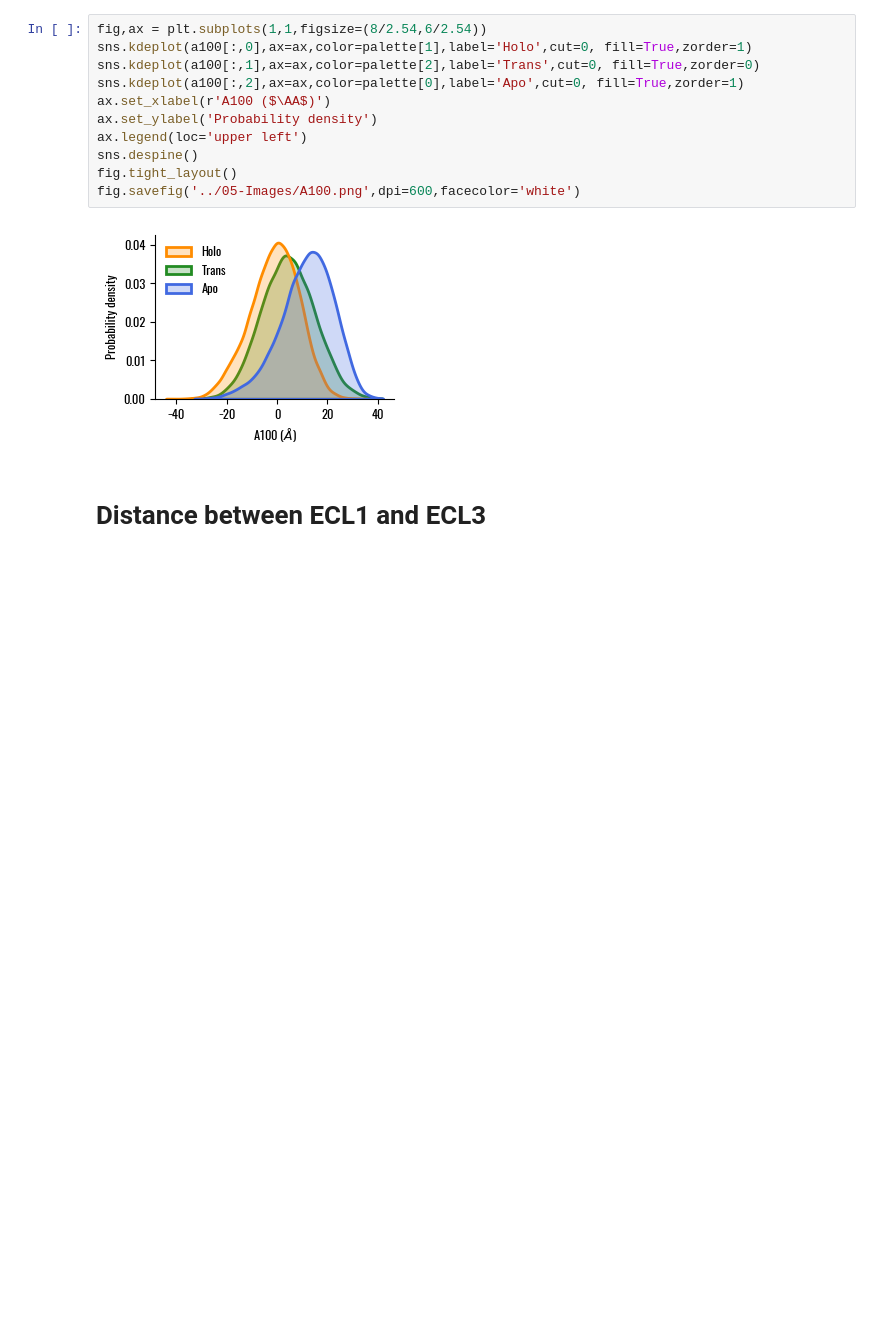
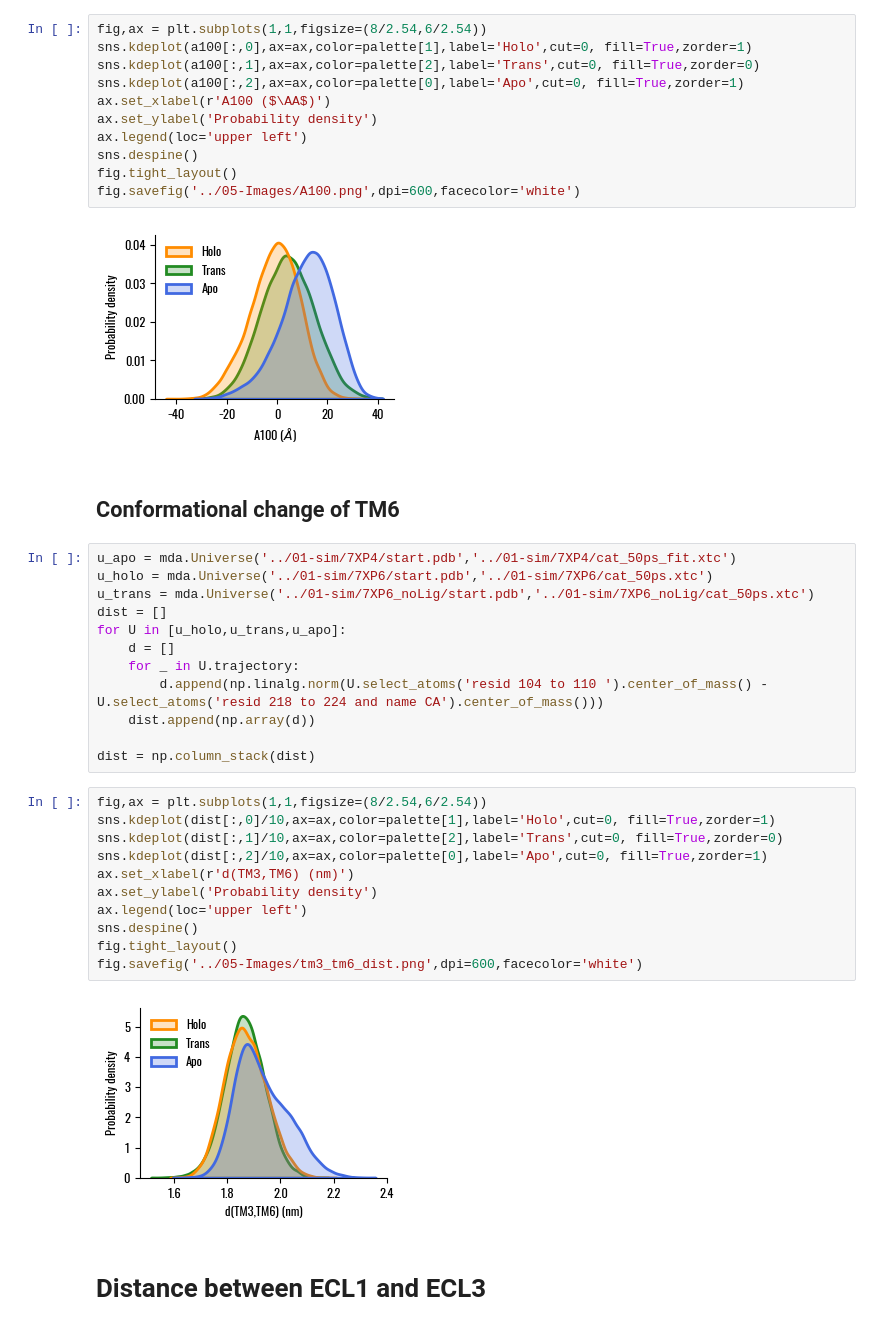
Before and after one commit to lorenzopallante/TAS2R46, a Jupyter notebook: Conformational_analysis.ipynb, the cells around one changed output. Drawn from its saved outputs; the diff is of its cells as text; blank space fills up the shorter version.

```diff
--- a/Conformational_analysis.ipynb
+++ b/Conformational_analysis.ipynb
@@ -469,6 +471,33 @@ fig.tight_layout()
 fig.savefig('../05-Images/A100.png',dpi=600,facecolor='white')
 # %% [output]
 [figure]
+# %% [markdown]
+## Conformational change of TM6
+# %%
+u_apo = mda.Universe('../01-sim/7XP4/start.pdb','../01-sim/7XP4/cat_50ps_fit.xtc')
+u_holo = mda.Universe('../01-sim/7XP6/start.pdb','../01-sim/7XP6/cat_50ps.xtc')
+u_trans = mda.Universe('../01-sim/7XP6_noLig/start.pdb','../01-sim/7XP6_noLig/cat_50ps.xtc')
+dist = []
+for U in [u_holo,u_trans,u_apo]:
+    d = []
+    for _ in U.trajectory:
+        d.append(np.linalg.norm(U.select_atoms('resid 104 to 110 ').center_of_mass() - U.select_atoms('resid 218 to 224 and name CA').center_of_mass()))
+    dist.append(np.array(d))
+
+dist = np.column_stack(dist)
+# %%
+fig,ax = plt.subplots(1,1,figsize=(8/2.54,6/2.54))
+sns.kdeplot(dist[:,0]/10,ax=ax,color=palette[1],label='Holo',cut=0, fill=True,zorder=1)
+sns.kdeplot(dist[:,1]/10,ax=ax,color=palette[2],label='Trans',cut=0, fill=True,zorder=0)
+sns.kdeplot(dist[:,2]/10,ax=ax,color=palette[0],label='Apo',cut=0, fill=True,zorder=1)
+ax.set_xlabel(r'd(TM3,TM6) (nm)')
+ax.set_ylabel('Probability density')
+ax.legend(loc='upper left')
+sns.despine()
+fig.tight_layout()
+fig.savefig('../05-Images/tm3_tm6_dist.png',dpi=600,facecolor='white')
+# %% [output]
+[figure, added]
 # %% [markdown]
 # Distance between ECL1 and ECL3
 # %%
```
Also changed, not shown: parts of 2 cells of this notebook.
